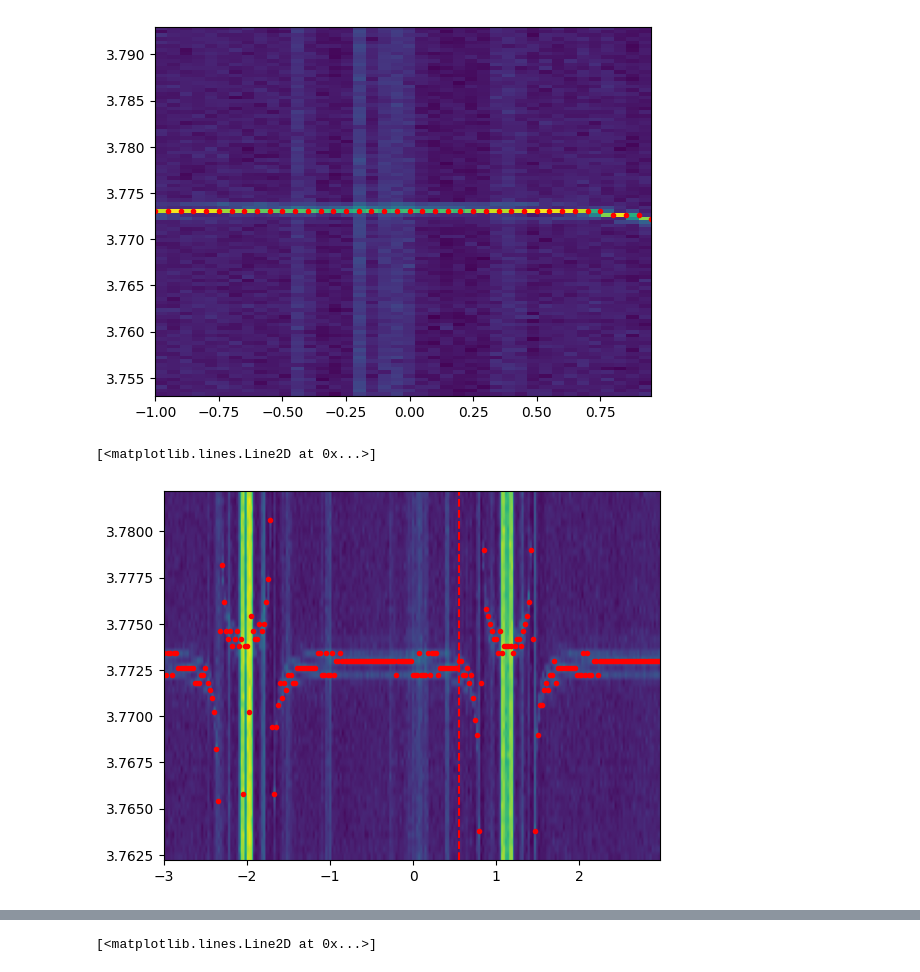
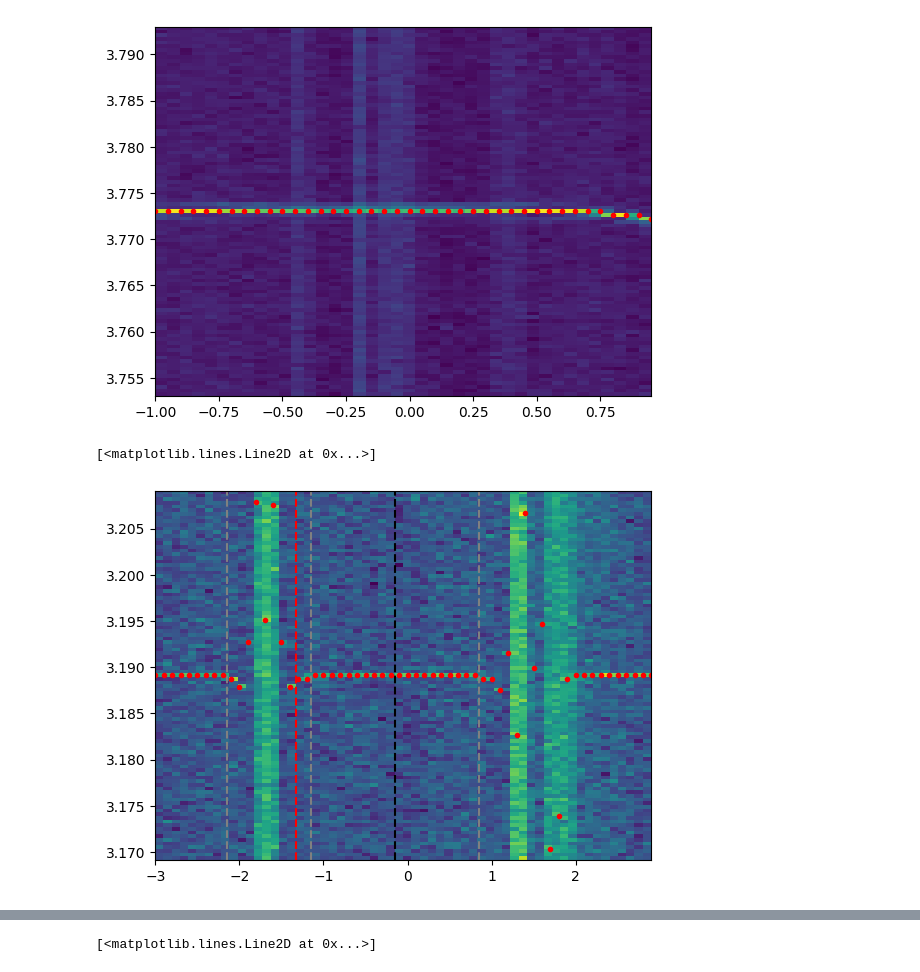
Before and after one commit to tergite/tergite-autocalibration, a Jupyter notebook: plot_cz.ipynb, the cells around one changed output, grey strips where cells are left out. Cells and saved outputs as stored; diff of their text form; code cells hidden in the pictures.

```diff
--- a/plot_cz.ipynb
+++ b/plot_cz.ipynb
@@ -31,17 +31,21 @@ plt.plot(dc2, peak_freqs2,'.', color='red')
 [figure]
 # %%
 # dp = r'data_directory/20231213/20231213-111621-438-e0ddf9-coupler_spectroscopy/dataset.hdf5'
-dp = r'data_directory/20240115/20240115-223705-391-27290b-coupler_spectroscopy/dataset.hdf5'
+dp = r'data_directory/20240123/20240123-152211-445-892238-coupler_spectroscopy/dataset.hdf5'
 ds = load_dataset(dp)
-qubit = 'q21'
+qubit = 'q16'
 freq = ds[f'spec_frequencies{qubit}'].values/1e9
 dc2 = ds[f'dc_currents'].values*1e3
 magnitudes = np.array([[np.linalg.norm(u) for u in v] for v in ds[f'y{qubit}']])
 plt.imshow(magnitudes.T, aspect='auto', extent=[dc2[0], dc2[-1], freq[0], freq[-1]], origin='lower')
 peaks = np.argmax(magnitudes, axis=1)
-plt.vlines(0.550, freq[0], freq[-1], color='red',linestyles='dashed')
+plt.vlines(-2.15, freq[0], freq[-1], color='grey',linestyles='dashed')
+plt.vlines(0.85, freq[0], freq[-1], color='grey',linestyles='dashed')
+plt.vlines(-1.15, freq[0], freq[-1], color='grey',linestyles='dashed')
+plt.vlines(-0.15, freq[0], freq[-1], color='black',linestyles='dashed')
+plt.vlines(-1.330, freq[0], freq[-1], color='red',linestyles='dashed')
 peak_freqs2 = freq[peaks]
 plt.plot(dc2, peak_freqs2,'.', color='red')
 # %% [output]
 [<matplotlib.lines.Line2D at 0x...>]
-[figure, old version]
+[figure, new version]
```
Also changed, not shown: parts of 4 cells of this notebook, 15 other files.
